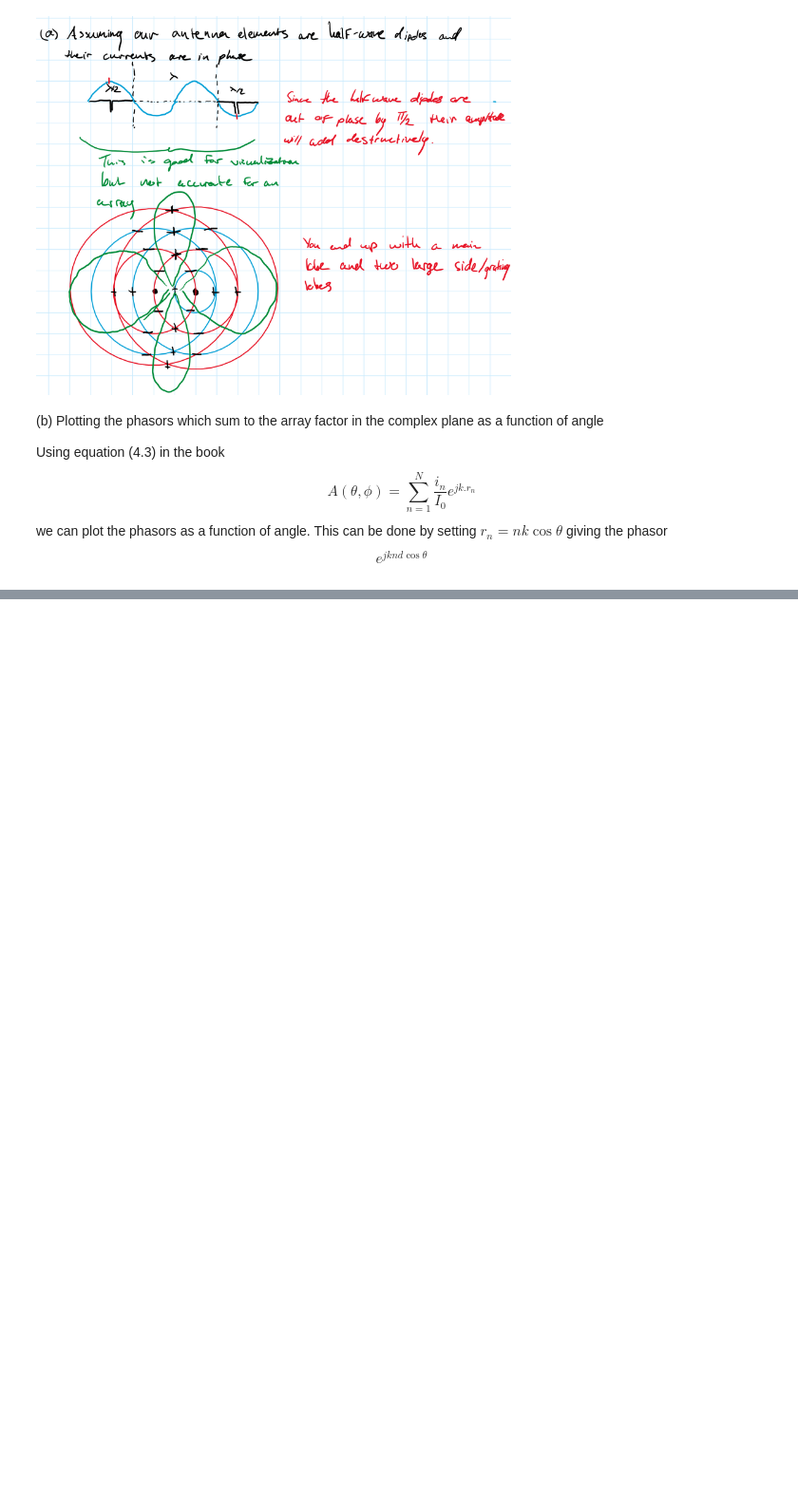
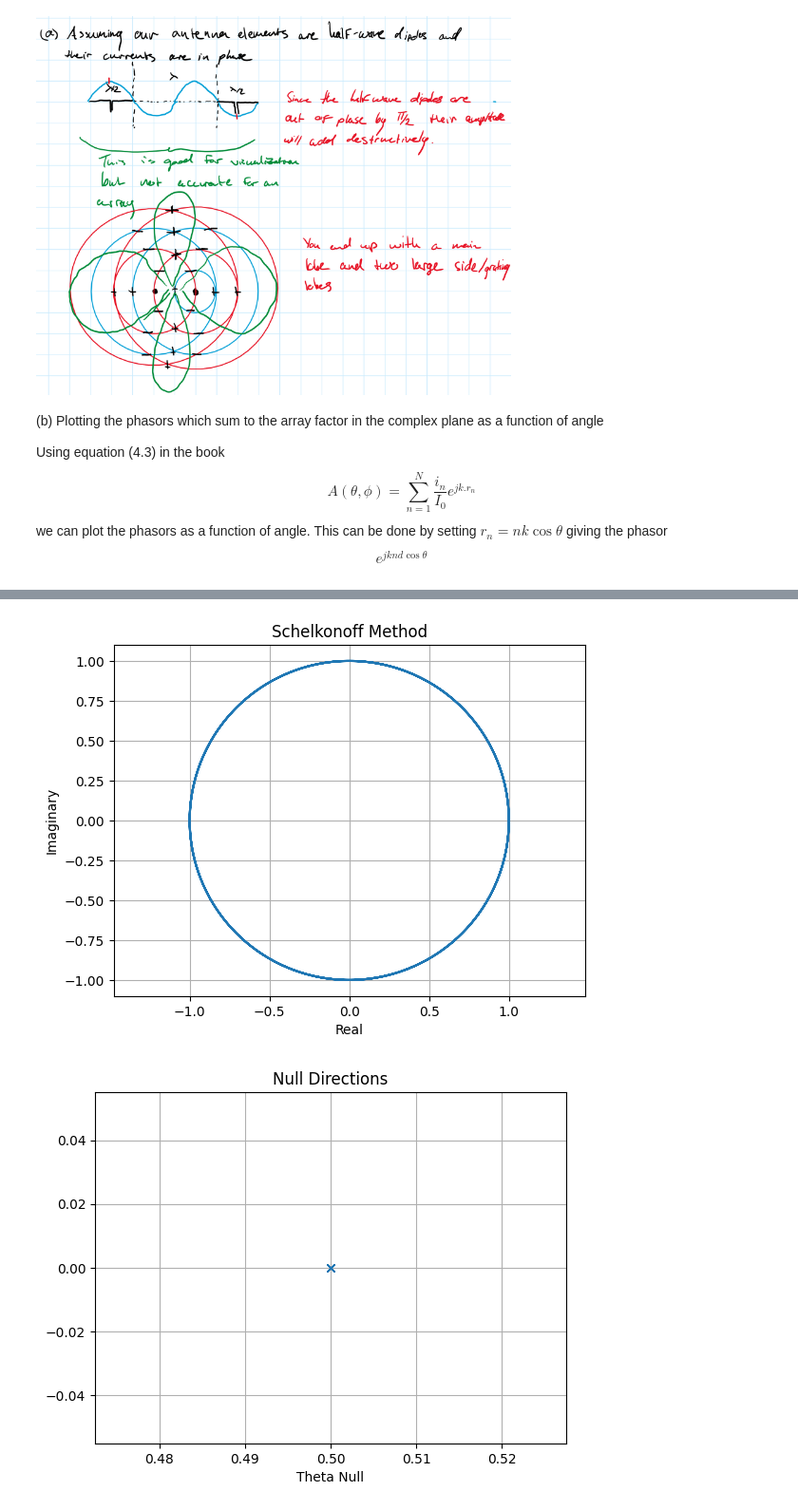
Before and after one commit to Montuck/antenna-software, a Jupyter notebook: hw10.ipynb, the cells around one changed output, grey strips where cells are left out. Shown at 95% size. Saved outputs shown, nothing was run; the diff lists cells and outputs as text; code cells hidden in the pictures; blank space fills up the shorter version.

```diff
--- a/hw10.ipynb
+++ b/hw10.ipynb
@@ -64,0 +72,36 @@ display(Image("10-c-work.png", width=500, height=500))
+# %%
+# Schelkonoff Method - plot the unit circle
+
+# preliminary math
+
+display(Image("10-a-work.png", width=500, height=500))
+
+N = 1
+n = np.linspace(1, N)
+alpha = 0
+z = np.exp(1j*N*(k*d*np.cos(theta)-alpha))
+z_n = np.exp(1j*2*np.pi*n/(N+1))
+
+# get theta for which the amplitude is zero
+plt.plot(np.real(z), np.imag(z))
+plt.plot(np.real(z_n), np.imag(z_n))
+plt.xlabel("Real")
+plt.ylabel("Imaginary")
+plt.title("Schelkonoff Method")
+plt.grid()
+plt.axis("equal")
+plt.show()
+
+theta_null = np.angle(z_n)/(k*d)
+plt.plot(theta_null, np.zeros_like(theta_null), "x")
+plt.title("Null Directions")
+plt.xlabel("Theta Null")
+plt.grid()
+plt.show()
+
+plt.polar(theta, z)
+plt.title("Array Factor for 2 Elements")
+plt.show()
+# %% [output]
+[figure, added]
+[figure, added]
```
Also changed, not shown: parts of 7 cells of this notebook.
